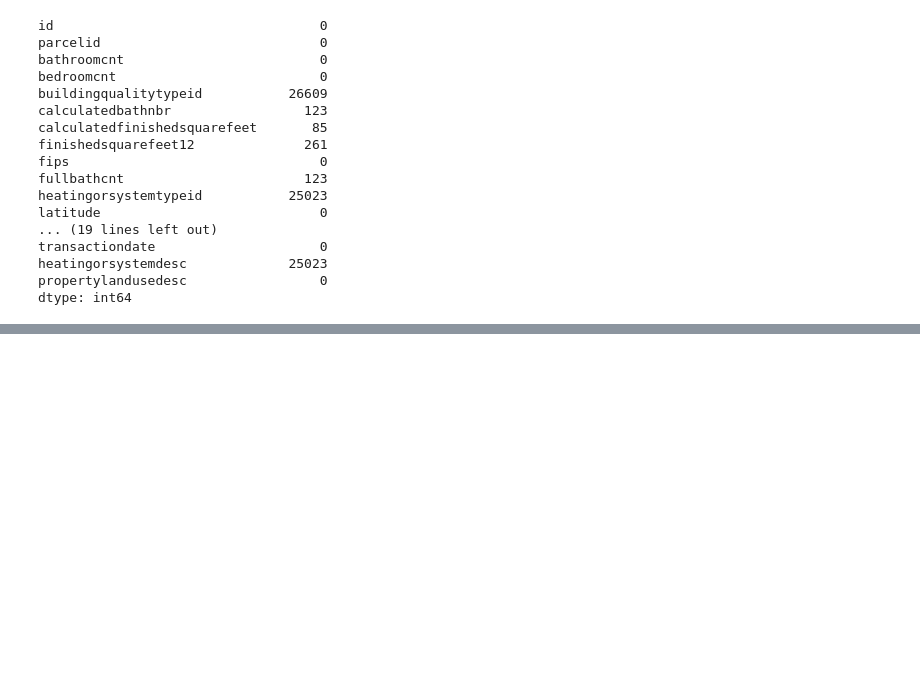
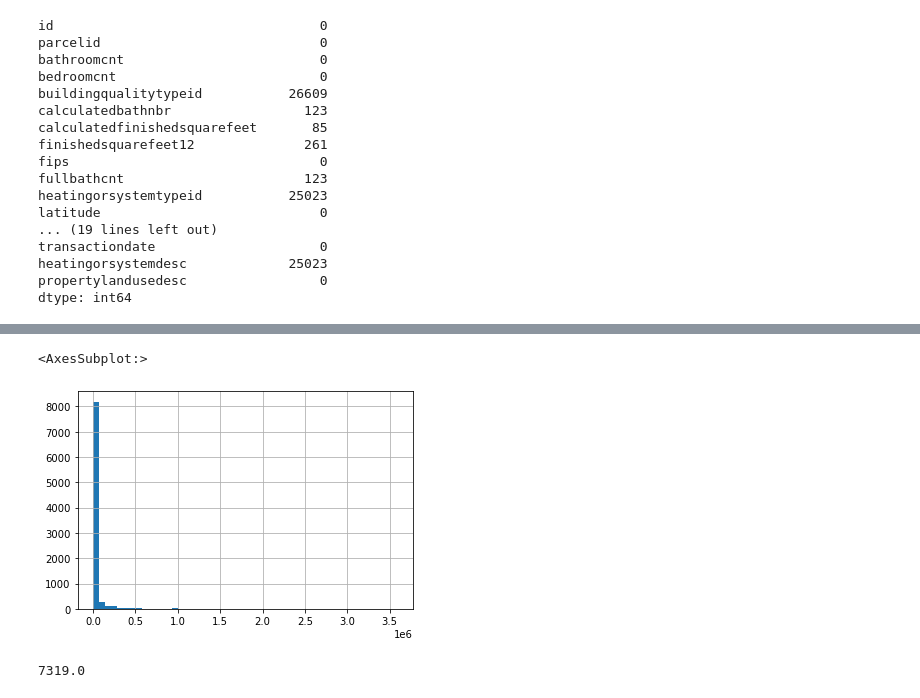
Before and after one commit to BraedenWright/clustering-exercises, a Jupyter notebook: data_wrangling.ipynb, the cells around one changed output, grey strips where cells are left out. Cells and saved outputs as stored; diff of their text form; code cells hidden in the pictures; blank space fills up the shorter version.

```diff
--- a/data_wrangling.ipynb
+++ b/data_wrangling.ipynb
@@ -319,3 +299,10 @@ transactiondate                     0
 heatingorsystemdesc             25023
 propertylandusedesc                 0
 dtype: int64
+# %%
+# used column desc to decided what to drop (https://docs.google.com/spreadsheets/d/1Afpo71HUAARrtmbvwQ08fSzSkDlvFoCNiTfgvvrIehs/edit#gid=1781065348)
+
+columns_to_drop = ['id', 'heatingorsystemdesc', 'heatingorsystemtypeid', 'finishedsquarefeet12', 'calculatedbathnbr', 'propertycountylandusecode', 'censustractandblock', 'fullbathcnt', 'propertylandusetypeid', 'propertylandusedesc', 'propertyzoningdesc', 'unitcnt']
+# %%
+df = df.drop(columns=columns_to_drop)
+df.isnull().sum()
@@ -321,0 +351,4 @@ dtype: int64
+# %%
+# get ride of nulls for buildingqualitytypeid
+df.buildingqualitytypeid.fillna(6.0, inplace= True)
+df.isnull().sum()
@@ -321,0 +373,13 @@ dtype: int64
+# %%
+# lotsizesquarefeet is next largest
+sample = df.sample(10000)
+
+sample.lotsizesquarefeet.hist(bins=50)
+# %% [output]
+<AxesSubplot:>
+[figure, added]
+# %%
+# median should suffice
+df.lotsizesquarefeet.median()
+# %% [output]
+7319.0
```
Also changed, not shown: parts of 7 cells of this notebook, 1 other file.
